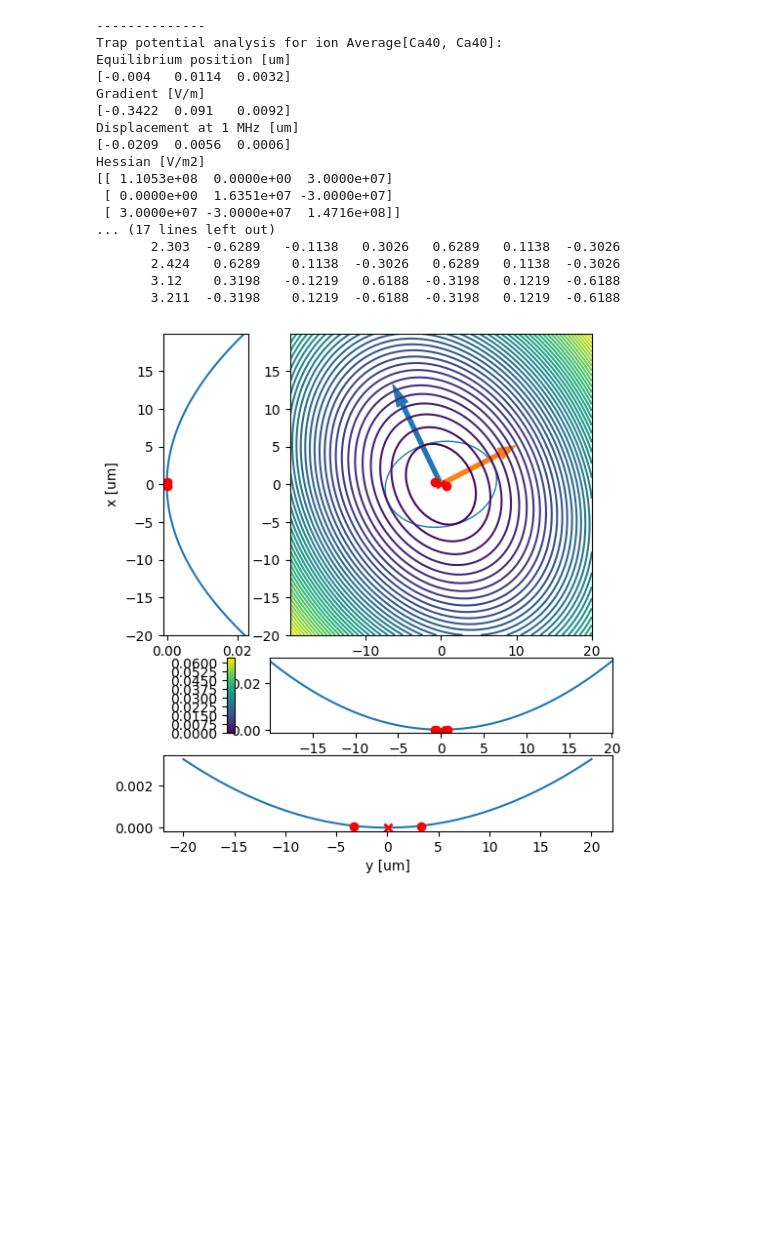
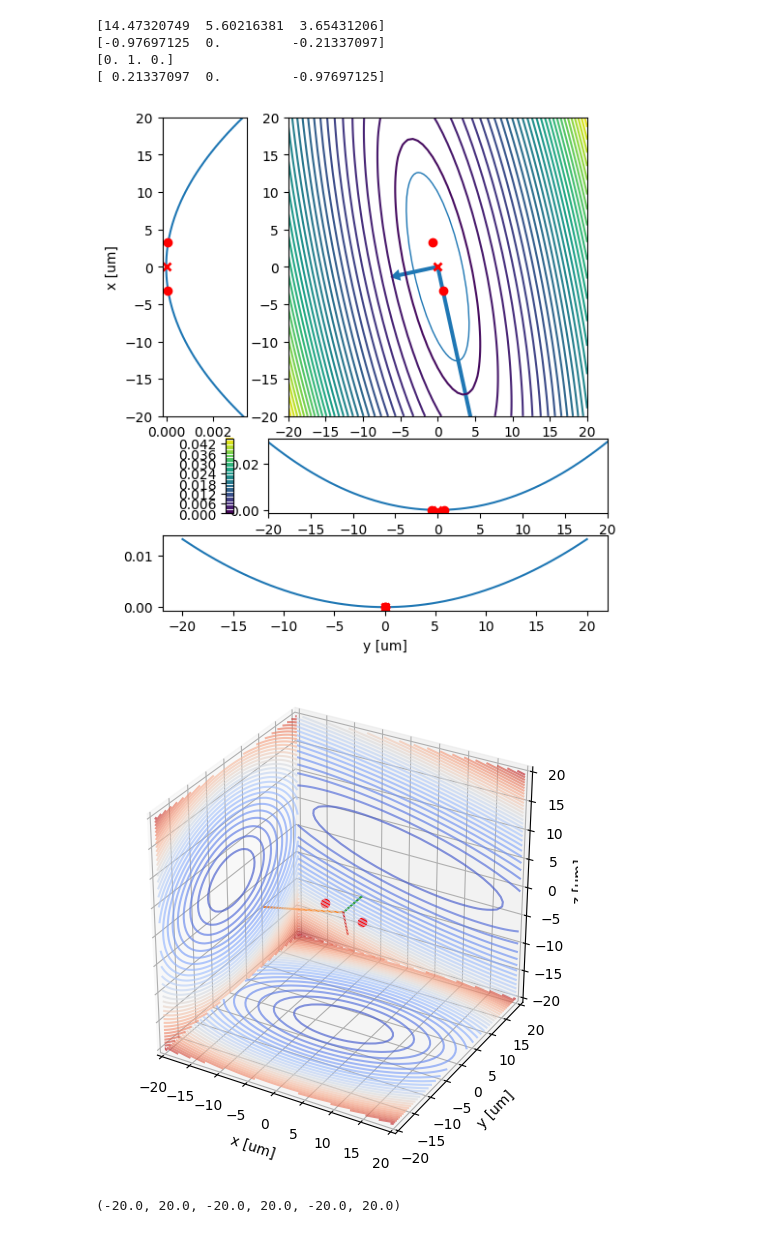
Before and after one commit to tiqi-group/pytrans-examples, a Jupyter notebook: examples/plotting3d.ipynb, the cells around one changed output. Cells and saved outputs as stored; diff of their text form; code cells hidden in the pictures; blank space fills up the shorter version.

Commit message:
up plotting
Former-commit-id: d2fc83e70dfcacd68ecc1b4c9143c15787064c8a

```diff
--- a/examples/plotting3d.ipynb
+++ b/examples/plotting3d.ipynb
@@ -16,28 +18,20 @@ from pytrans.analysis import analyse_potential
 # %%
-htrap = HarmonicTrap(fx=2.6e6, fy=1e6, fz=3e6, ion=Ca40, stray_field=[0, 0, 0])
-htrap._H_dc[1, 2] = htrap._H_dc[2, 1] = -3e7
+htrap = HarmonicTrap(fx=1e6, fy=2e6, fz=3e6, ion=Ca40, stray_field=[0, 0, 0])
+# htrap._H_dc[1, 2] = htrap._H_dc[2, 1] = -3e7
 htrap._H_dc[0, 2] = htrap._H_dc[2, 0] = 3e7
 
-r0 = np.random.randn(2, 3) * 1e-8
+r0 = (0, 0, 0)
+roi = (20e-6, 20e-6, 20e-6)
+res = analyse_potential(htrap, None, ions=[Ca40]*2, r0=r0, verbose=False, roi=roi, trap_axis='y')
+# res
 
-res = analyse_potential(htrap, None, ions=[Ca40]*2, r0=r0, verbose=False, roi=(20e-6, 20e-6, 20e-6), trap_axis='y')
-res
+fig, ax = pp.plot3d_contours(htrap, voltages=None, ion=Ca40, r0=r0, roi=roi, pseudo=True)
+pp.plot_ion_positions(ax, res)
+pp._plot3d_mode_vectors(ax, res)
 # %% [output]
---------------
-Trap potential analysis for ion Average[Ca40, Ca40]:
-Equilibrium position [um]
-[-0.004   0.0114  0.0032]
-Gradient [V/m]
-[-0.3422  0.091   0.0092]
-Displacement at 1 MHz [um]
-[-0.0209  0.0056  0.0006]
-Hessian [V/m2]
-[[ 1.1053e+08  0.0000e+00  3.0000e+07]
- [ 0.0000e+00  1.6351e+07 -3.0000e+07]
- [ 3.0000e+07 -3.0000e+07  1.4716e+08]]
-... (17 lines left out)
-       2.303  -0.6289   -0.1138   0.3026   0.6289   0.1138  -0.3026
-       2.424   0.6289    0.1138  -0.3026   0.6289   0.1138  -0.3026
-       3.12    0.3198   -0.1219   0.6188  -0.3198   0.1219  -0.6188
-       3.211  -0.3198    0.1219  -0.6188  -0.3198   0.1219  -0.6188
+[14.47320749  5.60216381  3.65431206]
+[-0.97697125  0.         -0.21337097]
+[0. 1. 0.]
+[ 0.21337097  0.         -0.97697125]
-[figure, old version]
+[figure, new version]
+[figure, added]
@@ -45,0 +38,4 @@ from models.surface_trap import SurfaceTrap
+# %%
+ax.get_w_lims()
+# %% [output]
+(-20.0, 20.0, -20.0, 20.0, -20.0, 20.0)
```
Also changed, not shown: parts of 6 cells of this notebook.
